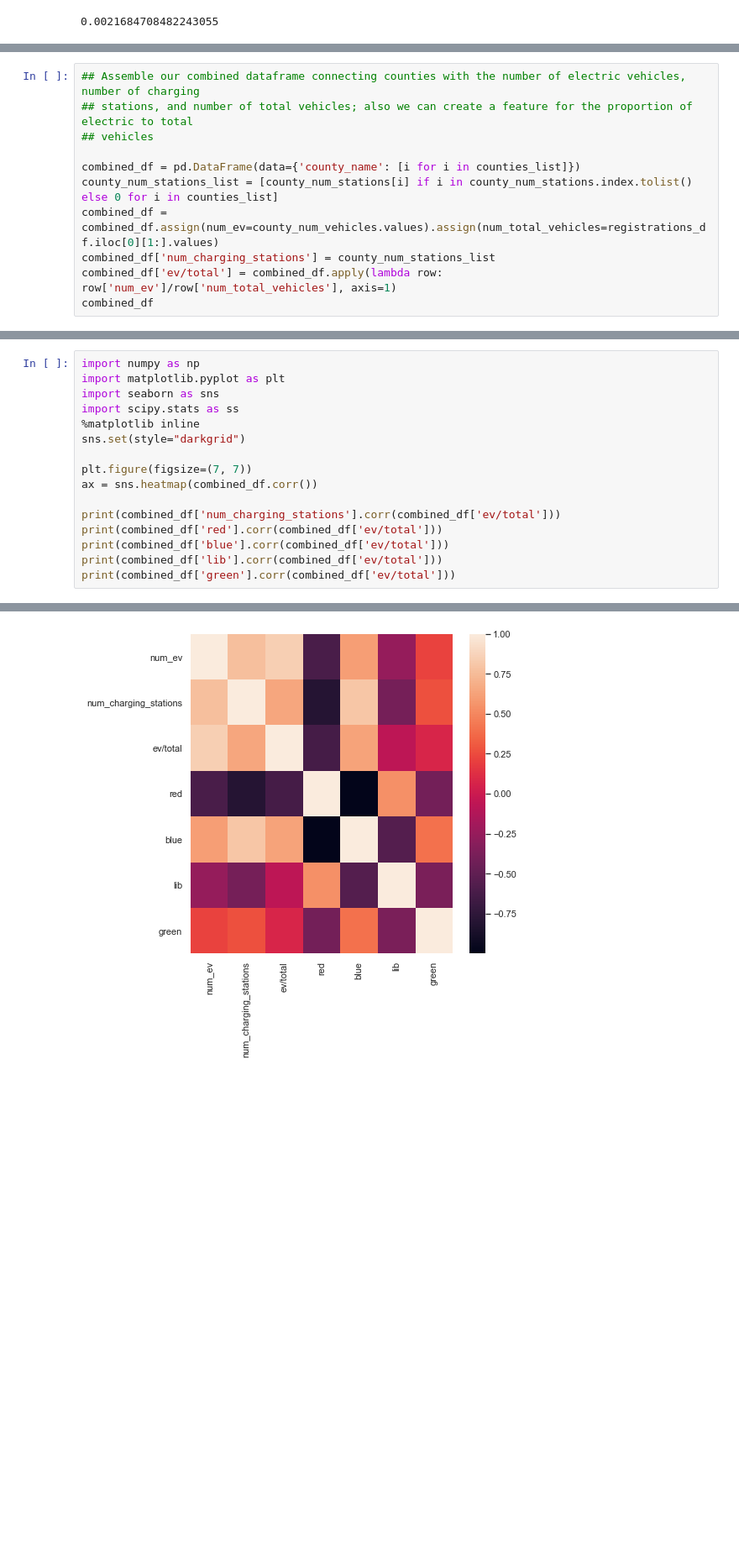
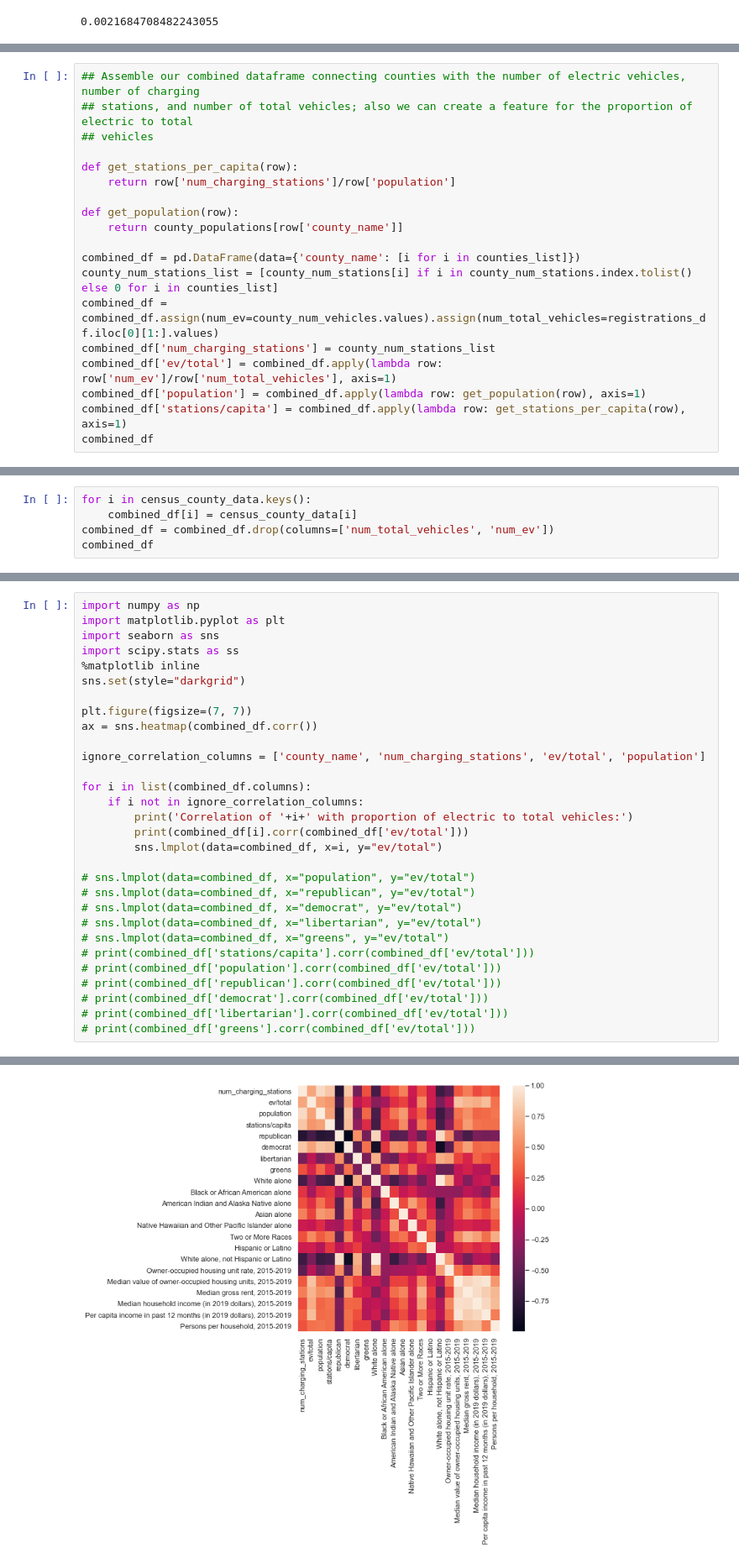
Before and after one commit to chen3e/COMP4447-final, a Jupyter notebook: Final Project.ipynb, the cells around one changed output, grey strips where cells are left out. Shown: that part at 84% size. Drawn from its saved outputs; the diff is of its cells as text; blank space fills up the shorter version.

Commit message:
Additional columns to combined_df, added some comments and removed debugging prints

```diff
--- a/Final Project.ipynb
+++ b/Final Project.ipynb
@@ -176,11 +226,19 @@ Name: 10, dtype: object
 ## Assemble our combined dataframe connecting counties with the number of electric vehicles, number of charging
 ## stations, and number of total vehicles; also we can create a feature for the proportion of electric to total
 ## vehicles
+
+def get_stations_per_capita(row):
+    return row['num_charging_stations']/row['population']
+
+def get_population(row):
+    return county_populations[row['county_name']]
 
 combined_df = pd.DataFrame(data={'county_name': [i for i in counties_list]})
 county_num_stations_list = [county_num_stations[i] if i in county_num_stations.index.tolist() else 0 for i in counties_list]
 combined_df = combined_df.assign(num_ev=county_num_vehicles.values).assign(num_total_vehicles=registrations_df.iloc[0][1:].values)
 combined_df['num_charging_stations'] = county_num_stations_list
 combined_df['ev/total'] = combined_df.apply(lambda row: row['num_ev']/row['num_total_vehicles'], axis=1)
+combined_df['population'] = combined_df.apply(lambda row: get_population(row), axis=1)
+combined_df['stations/capita'] = combined_df.apply(lambda row: get_stations_per_capita(row), axis=1)
 combined_df
 # %% [output]
@@ -255,0 +386,5 @@ combined_df
+# %%
+for i in census_county_data.keys():
+    combined_df[i] = census_county_data[i]
+combined_df = combined_df.drop(columns=['num_total_vehicles', 'num_ev'])
+combined_df
@@ -264,9 +418,23 @@ sns.set(style="darkgrid")
 plt.figure(figsize=(7, 7))
 ax = sns.heatmap(combined_df.corr())
 
-print(combined_df['num_charging_stations'].corr(combined_df['ev/total']))
-print(combined_df['red'].corr(combined_df['ev/total']))
-print(combined_df['blue'].corr(combined_df['ev/total']))
-print(combined_df['lib'].corr(combined_df['ev/total']))
-print(combined_df['green'].corr(combined_df['ev/total']))
+ignore_correlation_columns = ['county_name', 'num_charging_stations', 'ev/total', 'population']
+
+for i in list(combined_df.columns):
+    if i not in ignore_correlation_columns:
+        print('Correlation of '+i+' with proportion of electric to total vehicles:')
+        print(combined_df[i].corr(combined_df['ev/total']))
+        sns.lmplot(data=combined_df, x=i, y="ev/total")
+
+# sns.lmplot(data=combined_df, x="population", y="ev/total")
+# sns.lmplot(data=combined_df, x="republican", y="ev/total")
+# sns.lmplot(data=combined_df, x="democrat", y="ev/total")
+# sns.lmplot(data=combined_df, x="libertarian", y="ev/total")
+# sns.lmplot(data=combined_df, x="greens", y="ev/total")
+# print(combined_df['stations/capita'].corr(combined_df['ev/total']))
+# print(combined_df['population'].corr(combined_df['ev/total']))
+# print(combined_df['republican'].corr(combined_df['ev/total']))
+# print(combined_df['democrat'].corr(combined_df['ev/total']))
+# print(combined_df['libertarian'].corr(combined_df['ev/total']))
+# print(combined_df['greens'].corr(combined_df['ev/total']))
 # %% [output]
@@ -278 +458 @@ print(combined_df['green'].corr(combined_df['ev/total']))
-[figure, old version]
+[figure, new version]
```
Also changed, not shown: parts of 7 cells of this notebook.
